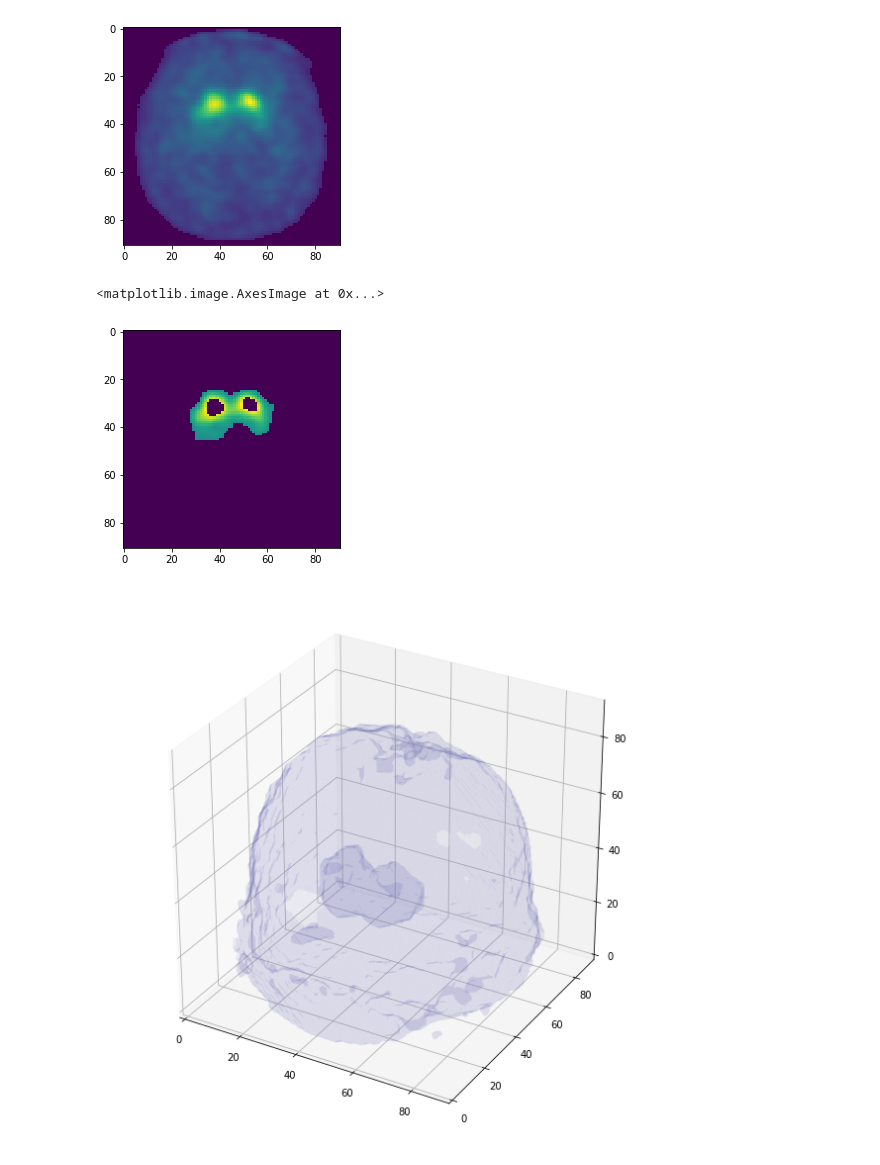
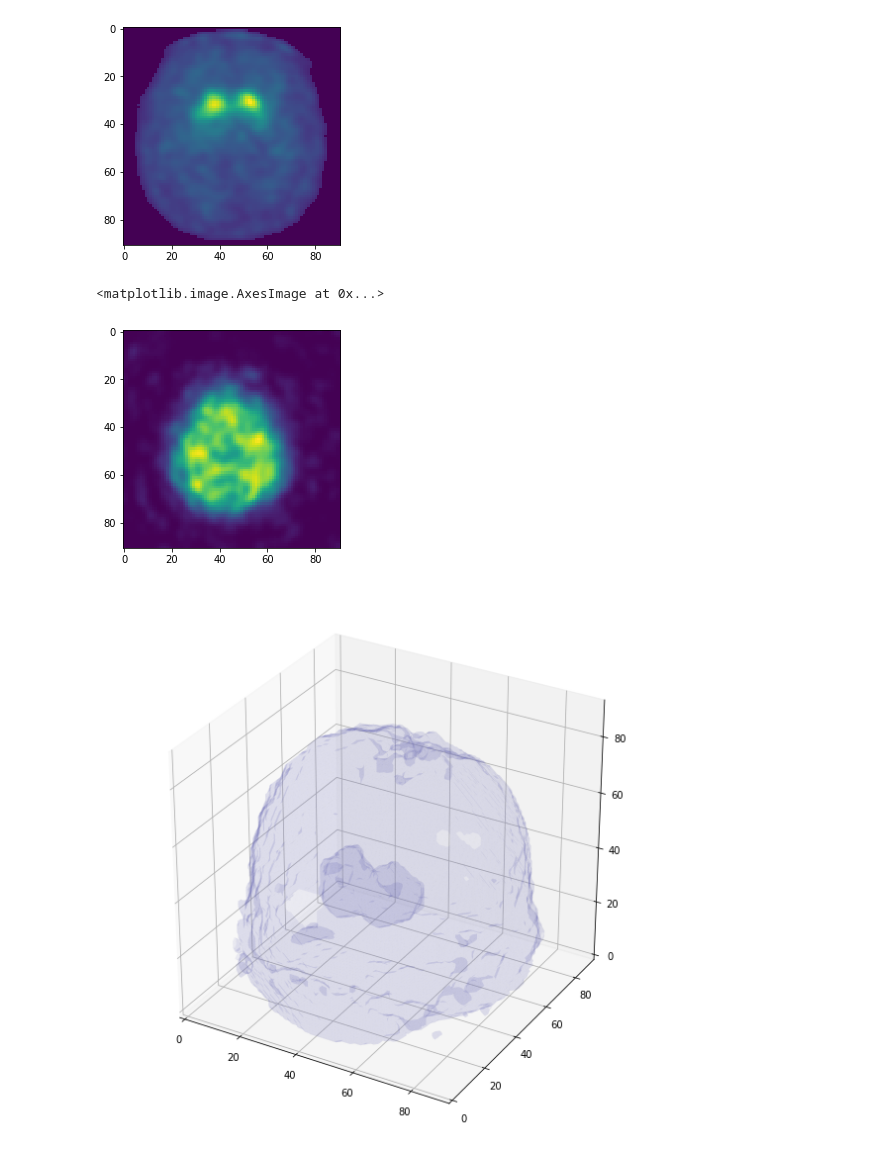
Before and after one commit to macsermkiat/PPMI, a Jupyter notebook: 2D,3D_SPECT_Classify_PD_all_slides.ipynb, the cells around one changed output. Drawn from its saved outputs; the diff is of its cells as text; code cells hidden in the pictures.

```diff
--- a/2D,3D_SPECT_Classify_PD_all_slides.ipynb
+++ b/2D,3D_SPECT_Classify_PD_all_slides.ipynb
@@ -20,9 +20,9 @@ print(torch.__version__)
 # %%
 PATH = "./"
 #Local
-SPECTPATH = Path("../../../Downloads/PPMISPECT/")
+#SPECTPATH = Path("../../../Downloads/PPMISPECT/")
 #Paperspace
-#SPECTPATH = Path("../data/PPMI/SPECT")
+SPECTPATH = Path("../data/PPMI/SPECT")
 # %%
 import pydicom
 import glob
@@ -178,7 +181,7 @@ df1to4.loc[df1to4['Sex']=='F', 'Sex']=0
 df1to4.loc[df1to4['Sex']=='M', 'Sex']=1
 # %%
 from sklearn.model_selection import train_test_split
-X_train_tmp, X_test_tmp, param_train_tmp, param_test_tmp, y_train_tmp, y_test_tmp = train_test_split(df1to4, df1to4[['Sex','Age','TOTAL3']], df1to4['Group'], test_size=0.2, random_state=42)
+X_train_tmp, X_test_tmp, param_train_tmp, param_test_tmp, y_train_tmp, y_test_tmp = train_test_split(df1to4, df1to4[['Sex','Age']], df1to4['Group'], test_size=0.2, random_state=42)
 
 from sklearn.model_selection import train_test_split
 X_train_tmp, X_val_tmp, param_train_tmp, param_val_tmp, y_train_tmp, y_val_tmp = train_test_split(X_train_tmp, param_train_tmp, y_train_tmp, test_size=0.3, random_state=42)
@@ -219,7 +222,7 @@ For NORMAL Image
 # %%
 #Training Set
 # %%
-ds = pydicom.read_file(lstFilesDCM_train[80])
+ds = pydicom.read_file(str(SPECTPATH / lstFilesDCM_train[80]))
 # %%
 ds = ds.pixel_array[:,10:101,:]
 # %%
@@ -258,10 +261,10 @@ plt.imshow(j[40,:,:])
 <matplotlib.image.AxesImage at 0x...>
 [figure]
 # %%
-plt.imshow(ds[40,:,:])
+plt.imshow(ds[80,:,:])
 # %% [output]
 <matplotlib.image.AxesImage at 0x...>
-[figure, old version]
+[figure, new version]
 # %%
 import scipy.ndimage
 from skimage import measure, morphology
```
Also changed, not shown: parts of 21 cells of this notebook, 1 other file.
